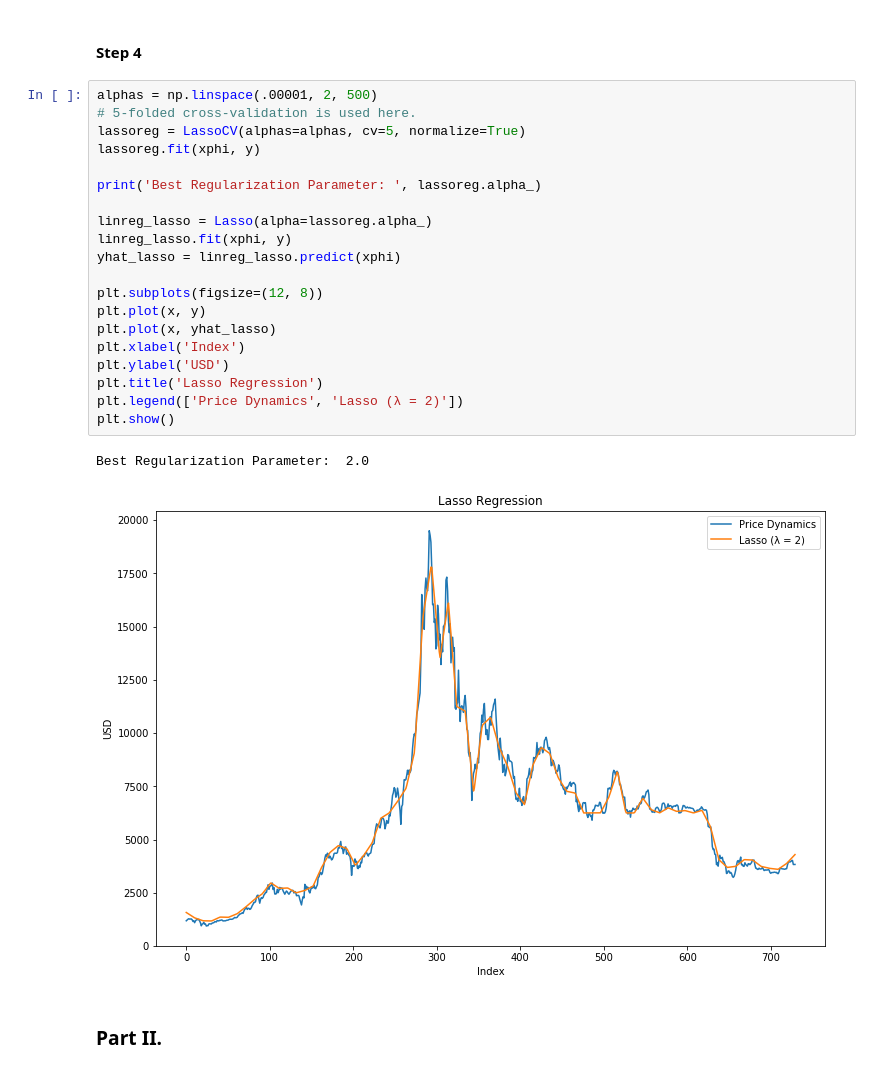
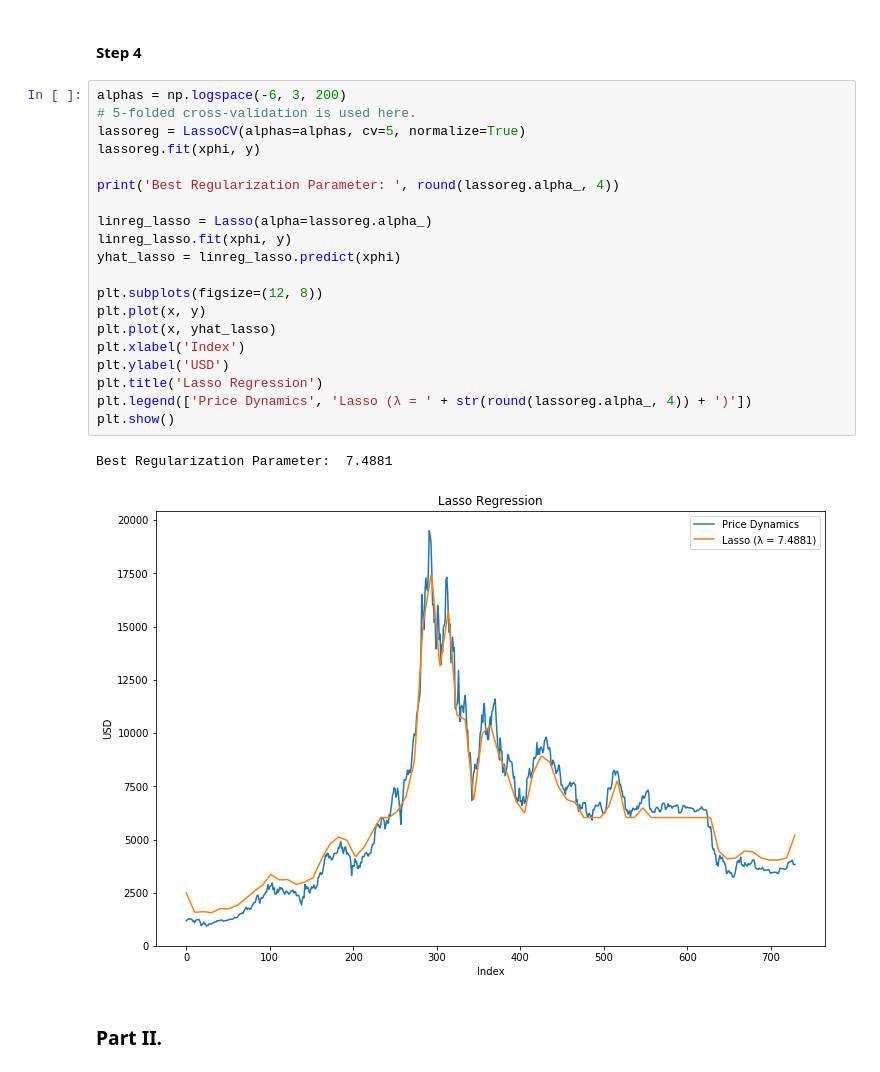
Before and after one commit to wch5621628/STAT3612, a Jupyter notebook: STAT3612_A2.ipynb, the cells around one changed output. Drawn from its saved outputs; the diff is of its cells as text.

```diff
--- a/STAT3612_A2.ipynb
+++ b/STAT3612_A2.ipynb
@@ -116,28 +116,28 @@ plt.show()
 # %% [markdown]
 #### Step 4
 # %%
-alphas = np.linspace(.00001, 2, 500)
+alphas = np.logspace(-6, 3, 200)
 # 5-folded cross-validation is used here.
 lassoreg = LassoCV(alphas=alphas, cv=5, normalize=True)
 lassoreg.fit(xphi, y)
 
-print('Best Regularization Parameter: ', lassoreg.alpha_)
+print('Best Regularization Parameter: ', round(lassoreg.alpha_, 4))
 
 linreg_lasso = Lasso(alpha=lassoreg.alpha_)
 linreg_lasso.fit(xphi, y)
 yhat_lasso = linreg_lasso.predict(xphi)
 
 plt.subplots(figsize=(12, 8))
 plt.plot(x, y)
 plt.plot(x, yhat_lasso)
 plt.xlabel('Index')
 plt.ylabel('USD')
 plt.title('Lasso Regression')
-plt.legend(['Price Dynamics', 'Lasso (λ = 2)'])
+plt.legend(['Price Dynamics', 'Lasso (λ = ' + str(round(lassoreg.alpha_, 4)) + ')'])
 plt.show()
 # %% [output]
-Best Regularization Parameter:  2.0
+Best Regularization Parameter:  7.4881
-[figure, old version]
+[figure, new version]
 # %% [markdown]
 ### Part II.
 # %% [markdown]
```
Also changed, not shown: parts of 2 cells of this notebook.
